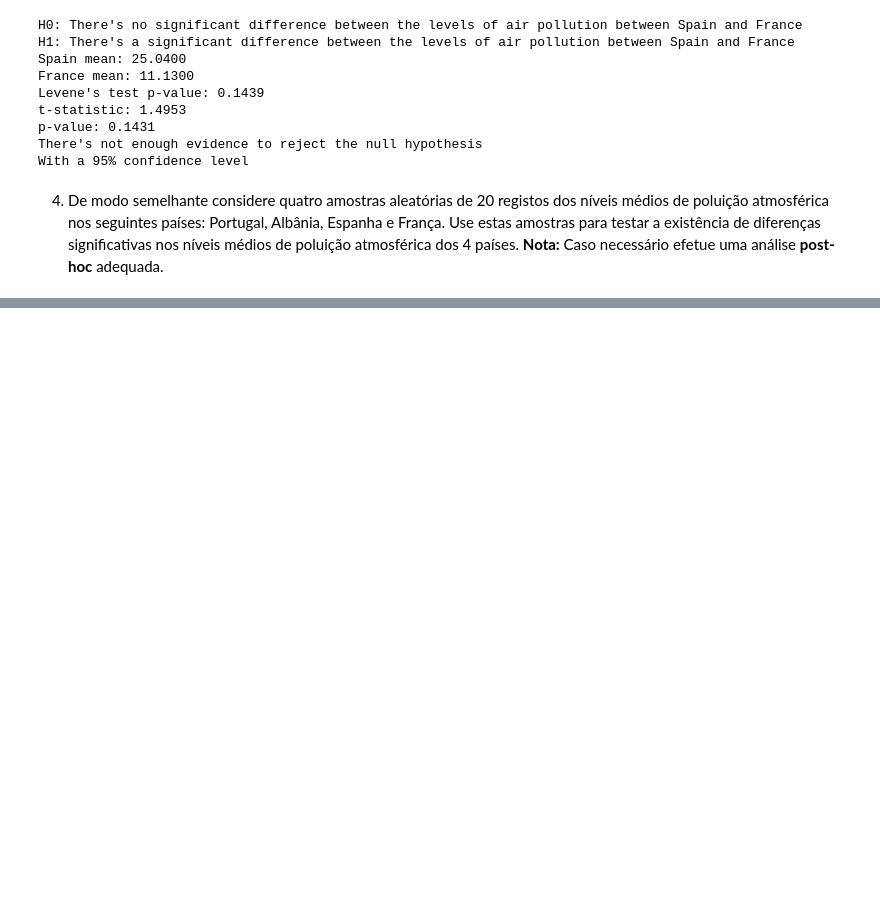
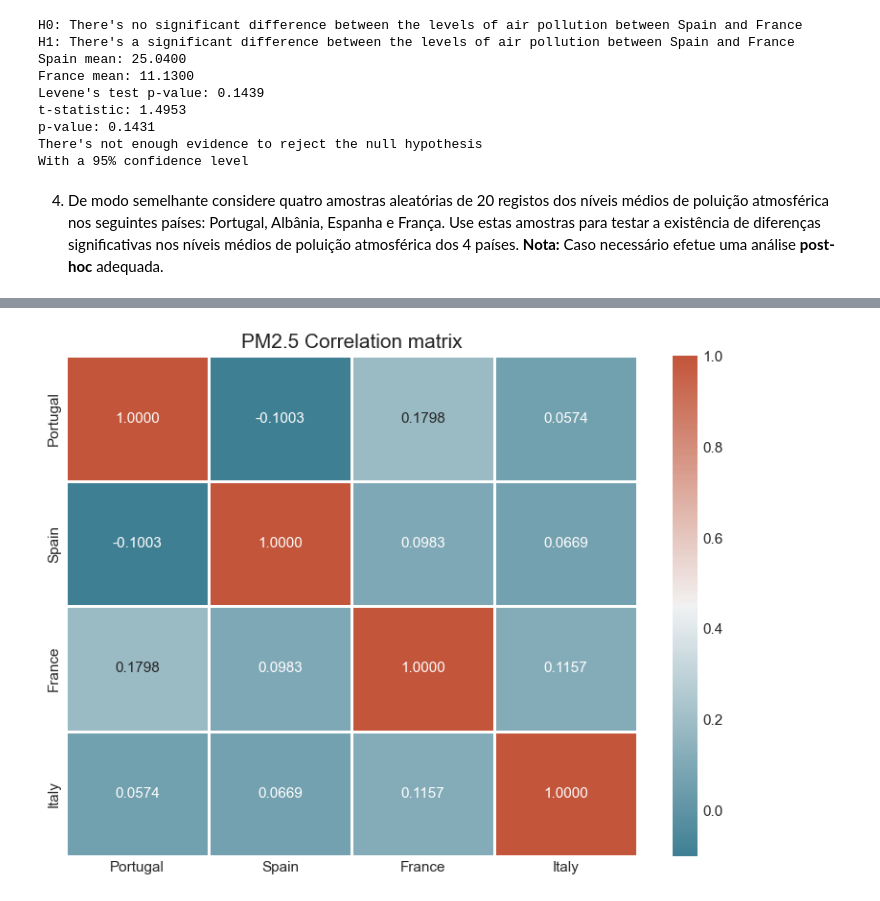
Before and after one commit to salva1211164/anadi-t1, a Jupyter notebook: trabalho.ipynb, the cells around one changed output, grey strips where cells are left out. Cells and saved outputs as stored; diff of their text form; code cells hidden in the pictures; blank space fills up the shorter version.

```diff
--- a/trabalho.ipynb
+++ b/trabalho.ipynb
@@ -267,6 +267,7 @@ With a 95% confidence level
 __Nota:__ Caso necessário efetue uma análise __post-hoc__ adequada.
 # %%
 import statsmodels.api as sttmod
+from statsmodels.stats.multicomp import pairwise_tukeyhsd
 
 # Check if there's enough data for the four countries
 countries = ["Portugal", "Albania", "Spain", "France"]
@@ -287,13 +288,27 @@ for country in countries:
 anova_data = []
 for country, sample in airpol_samples.items():
     for value in sample:
-        anova_data.append({"Country": country, "Air_Pollution_Average[ug/m3]": value})
+        anova_data.append({"Country": country, "Air_Pollution_Average": value})
 
 anova_df = pd.DataFrame(anova_data)
 
-model = sttmod.formula.ols("Air_Pollution_Average[ug/m3] ~ C(Country)", data=anova_df).fit()
+model = sttmod.formula.ols("Air_Pollution_Average ~ C(Country)", data=anova_df).fit()
 anova_results = sttmod.stats.anova_lm(model, typ=2)
 
 print("ANOVA results:")
 print(anova_results.round(4).to_string())
+
+if anova_results.iloc[0]["PR(>F)"] < 0.05:
+    print("There's enough evidence to reject the null hypothesis")
+    print("There's a significant difference between the levels of air pollution between the four countries")
+    print("With a 95% confidence level")
+
+    # Post-hoc test
+    tukey = pairwise_tukeyhsd(anova_df["Air_Pollution_Average"], anova_df["Country"], alpha=0.05)
+    print("\nPost-hoc test results:")
+    print(tukey.summary().round(4).as_text())
+
+else:
+    print("There's not enough evidence to reject the null hypothesis")
+    print("With a 95% confidence level")
 # %% [output]
@@ -302,0 +325,79 @@ Error:
+# %%
+import matplotlib.pyplot as plt
+
+# matplotlib graphs
+plt.rcParams['figure.figsize'] = (10, 6)
+plt.rcParams['font.size'] = 12
+plt.rcParams['axes.labelsize'] = 13
+plt.rcParams['axes.titlesize'] = 15
+plt.rcParams['xtick.labelsize'] = 11
+plt.rcParams['ytick.labelsize'] = 11
+plt.rcParams['legend.fontsize'] = 11
+plt.rcParams['axes.grid'] = True
+plt.rcParams['grid.alpha'] = 0.3
+plt.rcParams['axes.axisbelow'] = True
+plt.rcParams['lines.linewidth'] = 2
+plt.rcParams['axes.spines.top'] = False
+plt.rcParams['axes.spines.right'] = False
+
+plt.style.use('seaborn-v0_8-whitegrid')
+
+# Extract PM2.5 data for Portugal, Spain, France, and Italy
+countries = ["Portugal", "Spain", "France", "Italy"]
+df_countries_pm25 = df_europe[(df_europe["Country"].isin(countries)) & (df_europe["Air_Pollutant"] == "PM2.5")]
+correlation_data = {}
+
+for country in countries:
+    country_data = df_countries_pm25[df_countries_pm25["Country"] == country]
+    if country_data.empty:
+        print(f"No PM2.5 data for {country}")
+    else:
+        correlation_data[country] = country_data["Air_Pollution_Average[ug/m3]"].values
+
+# Create a DataFrame for correlation analysis
+valid_countries = [country for country in countries if country in correlation_data and len(correlation_data[country]) > 0]
+
+min_length = min(len(correlation_data[country]) for country in valid_countries)
+
+correlation_df = pd.DataFrame()
+for country in valid_countries:
+    correlation_df[country] = correlation_data[country][:min_length]
+
+# Calculate correlation matrix
+correlation_matrix = correlation_df.corr(method="pearson")
+print("PM2.5 Correlation matrix:")
+print(correlation_matrix.round(4).to_string())
+
+# Correlation matrix interpretation
+print("\nCorrelation matrix interpretation:")
+for i in range(len(valid_countries)):
+    for j in range(i+1, len(valid_countries)):
+        country1 = valid_countries[i]
+        country2 = valid_countries[j]
+        correlation_value = correlation_matrix.iloc[i, j]
+        if abs(correlation_value) >= 0.7:
+            correlation_strength = "strong"
+        elif abs(correlation_value) >= 0.5:
+            correlation_strength = "moderate"
+        elif abs(correlation_value) >= 0.3:
+            correlation_strength = "weak"
+        else:
+            correlation_strength = "very weak"
+
+        direction = "positive" if correlation_value > 0 else "negative"
+
+        print(f"Correlation between {country1} and {country2}: {correlation_strength} ({direction}) with a value of {correlation_value:.4f}")
+
+# correlation matrix plot
+plt.close("all")
+plt.figure(figsize=(8, 6))
+
+cmap = sns.diverging_palette(220, 20, as_cmap=True)
+
+# anotated heatmap
+sns.heatmap(correlation_matrix, annot=True, cmap=cmap, fmt=".4f", linewidths=0.8, annot_kws={"size":11})
+
+plt.title("PM2.5 Correlation matrix")
+plt.tight_layout()
+plt.show()
+# %% [output]
@@ -302,0 +418 @@ Error:
+[figure, added]
```
Also changed, not shown: parts of 3 cells of this notebook.
